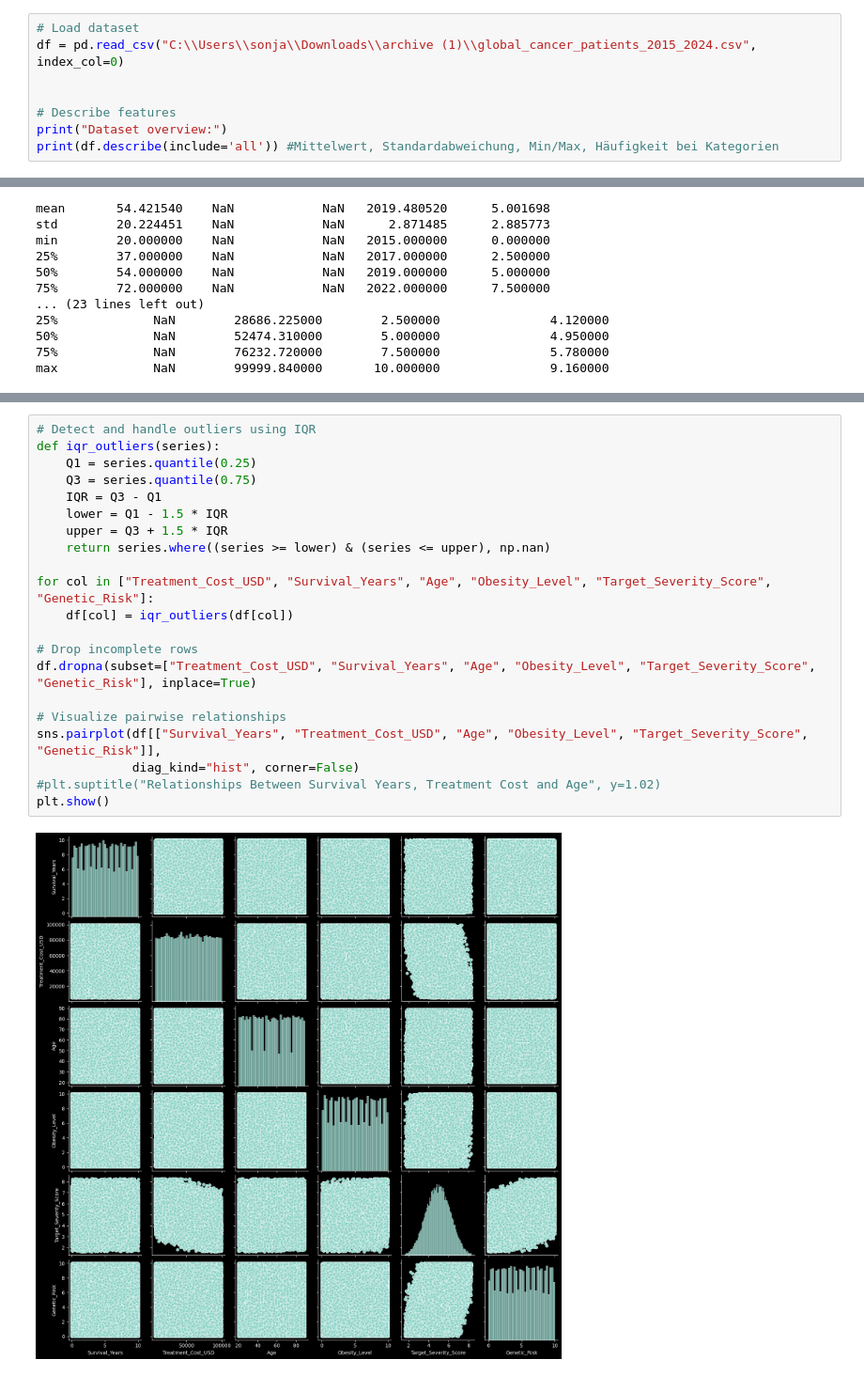
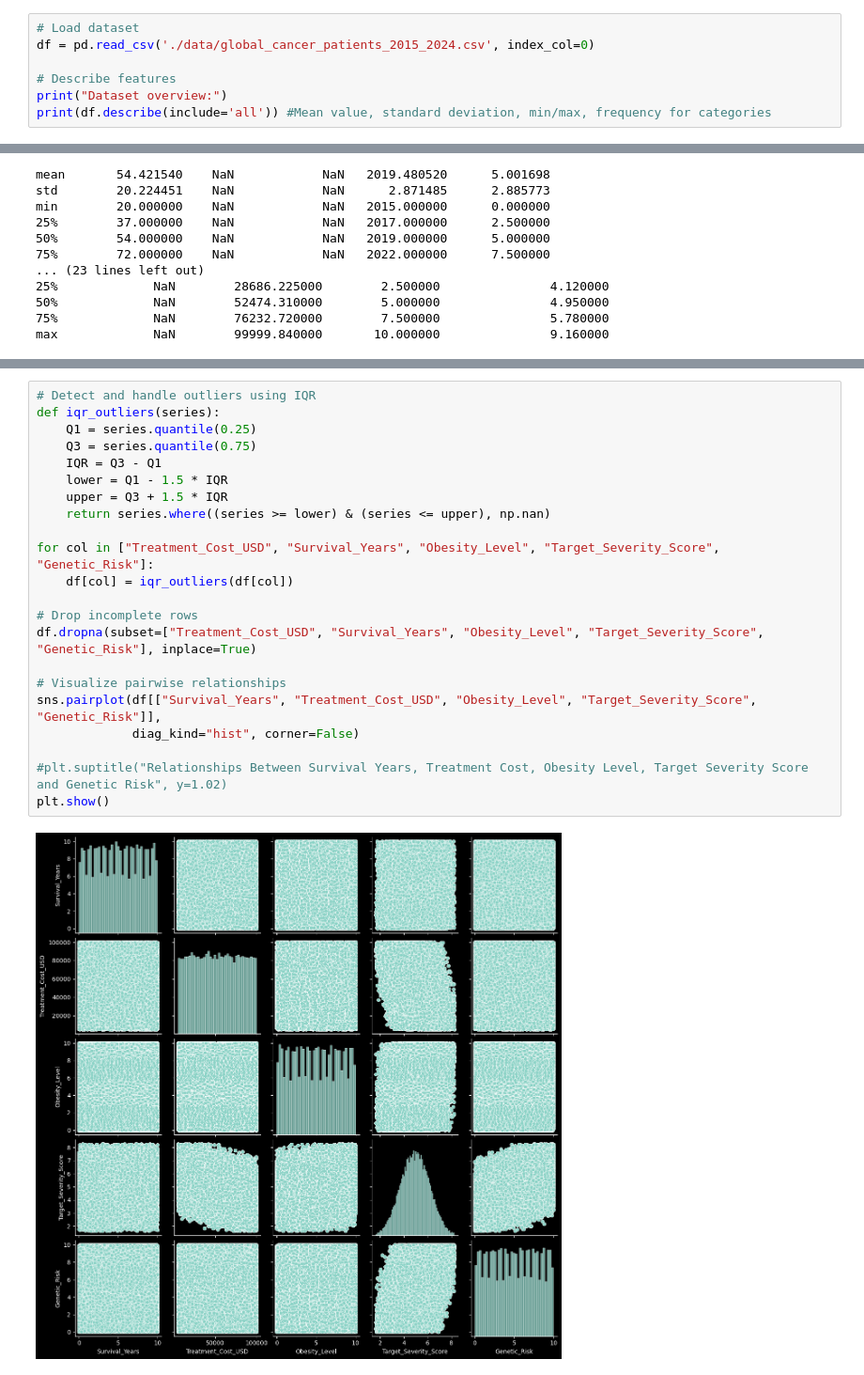
Before and after one commit to SonjaHammerl/AMLHC-final-exam, a Jupyter notebook: Final Exam.ipynb, the cells around one changed output, grey strips where cells are left out. Shown at 94% size. Saved outputs shown, nothing was run; the diff lists cells and outputs as text.

```diff
--- a/Final Exam.ipynb
+++ b/Final Exam.ipynb
@@ -18,12 +20,11 @@ from sklearn.pipeline import Pipeline
 import os
 # %%
 # Load dataset
-df = pd.read_csv("C:\\Users\\sonja\\Downloads\\archive (1)\\global_cancer_patients_2015_2024.csv", index_col=0)
-
+df = pd.read_csv('./data/global_cancer_patients_2015_2024.csv', index_col=0)
 
 # Describe features
 print("Dataset overview:")
-print(df.describe(include='all')) #Mittelwert, Standardabweichung, Min/Max, Häufigkeit bei Kategorien
+print(df.describe(include='all')) #Mean value, standard deviation, min/max, frequency for categories
 # %% [output]
 Dataset overview:
                  Age Gender Country_Region          Year  Genetic_Risk  \
@@ -45,25 +60,26 @@ max             NaN        99999.840000       10.000000               9.160000
 # %%
 # Detect and handle outliers using IQR
 def iqr_outliers(series):
     Q1 = series.quantile(0.25)
     Q3 = series.quantile(0.75)
     IQR = Q3 - Q1
     lower = Q1 - 1.5 * IQR
     upper = Q3 + 1.5 * IQR
     return series.where((series >= lower) & (series <= upper), np.nan)
 
-for col in ["Treatment_Cost_USD", "Survival_Years", "Age", "Obesity_Level", "Target_Severity_Score", "Genetic_Risk"]:
+for col in ["Treatment_Cost_USD", "Survival_Years", "Obesity_Level", "Target_Severity_Score", "Genetic_Risk"]:
     df[col] = iqr_outliers(df[col])
 
 # Drop incomplete rows
-df.dropna(subset=["Treatment_Cost_USD", "Survival_Years", "Age", "Obesity_Level", "Target_Severity_Score", "Genetic_Risk"], inplace=True)
+df.dropna(subset=["Treatment_Cost_USD", "Survival_Years", "Obesity_Level", "Target_Severity_Score", "Genetic_Risk"], inplace=True)
 
 # Visualize pairwise relationships
-sns.pairplot(df[["Survival_Years", "Treatment_Cost_USD", "Age", "Obesity_Level", "Target_Severity_Score", "Genetic_Risk"]],
+sns.pairplot(df[["Survival_Years", "Treatment_Cost_USD", "Obesity_Level", "Target_Severity_Score", "Genetic_Risk"]],
              diag_kind="hist", corner=False)
-#plt.suptitle("Relationships Between Survival Years, Treatment Cost and Age", y=1.02)
+
+#plt.suptitle("Relationships Between Survival Years, Treatment Cost, Obesity Level, Target Severity Score and Genetic Risk", y=1.02)
 plt.show()
 # %% [output]
-[figure, old version]
+[figure, new version]
 # %%
 # Histogram plots
```
Also changed, not shown: parts of 6 cells of this notebook.
